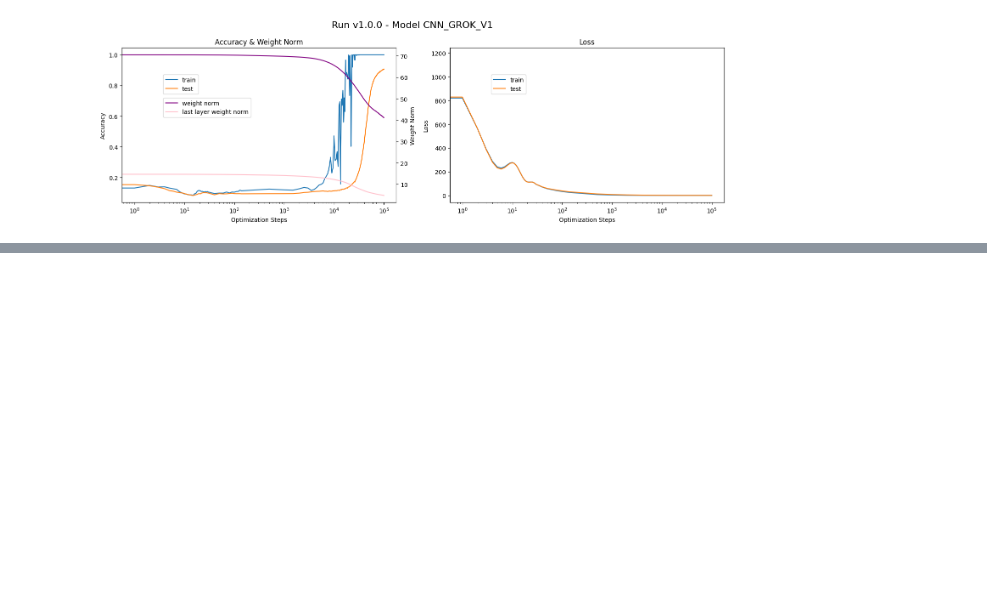
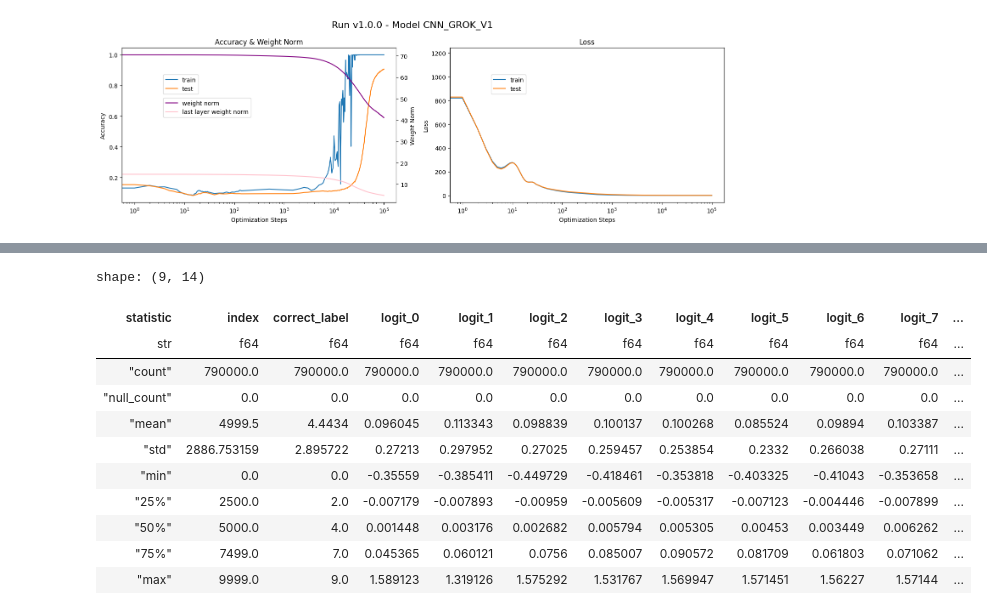
Before and after one commit to Ronho/privacy-and-grokking, a Jupyter notebook: notebooks/evaluate_training.ipynb, the cells around one changed output, grey strips where cells are left out. Saved outputs shown, nothing was run; the diff lists cells and outputs as text; code cells hidden in the pictures; blank space fills up the shorter version.

```diff
--- a/notebooks/evaluate_training.ipynb
+++ b/notebooks/evaluate_training.ipynb
@@ -81,0 +228,15 @@ for model, df in dfs.items():
+# %%
+df_test.describe()
+# %% [output]
+shape: (9, 14)
+| statistic | index | correct_label | logit_0 | logit_1 | logit_2 | logit_3 | logit_4 | logit_5 | logit_6 | logit_7 | ... |
+| str | f64 | f64 | f64 | f64 | f64 | f64 | f64 | f64 | f64 | f64 | ... |
+| "count" | 790000.0 | 790000.0 | 790000.0 | 790000.0 | 790000.0 | 790000.0 | 790000.0 | 790000.0 | 790000.0 | 790000.0 | ... |
+| "null_count" | 0.0 | 0.0 | 0.0 | 0.0 | 0.0 | 0.0 | 0.0 | 0.0 | 0.0 | 0.0 | ... |
+| "mean" | 4999.5 | 4.4434 | 0.096045 | 0.113343 | 0.098839 | 0.100137 | 0.100268 | 0.085524 | 0.09894 | 0.103387 | ... |
+| "std" | 2886.753159 | 2.895722 | 0.27213 | 0.297952 | 0.27025 | 0.259457 | 0.253854 | 0.2332 | 0.266038 | 0.27111 | ... |
+| "min" | 0.0 | 0.0 | -0.35559 | -0.385411 | -0.449729 | -0.418461 | -0.353818 | -0.403325 | -0.41043 | -0.353658 | ... |
+| "25%" | 2500.0 | 2.0 | -0.007179 | -0.007893 | -0.00959 | -0.005609 | -0.005317 | -0.007123 | -0.004446 | -0.007899 | ... |
+| "50%" | 5000.0 | 4.0 | 0.001448 | 0.003176 | 0.002682 | 0.005794 | 0.005305 | 0.00453 | 0.003449 | 0.006262 | ... |
+| "75%" | 7499.0 | 7.0 | 0.045365 | 0.060121 | 0.0756 | 0.085007 | 0.090572 | 0.081709 | 0.061803 | 0.071062 | ... |
+| "max" | 9999.0 | 9.0 | 1.589123 | 1.319126 | 1.575292 | 1.531767 | 1.569947 | 1.571451 | 1.56227 | 1.57144 | ... |
```
Also changed, not shown: parts of 7 cells of this notebook, 4 other files.
